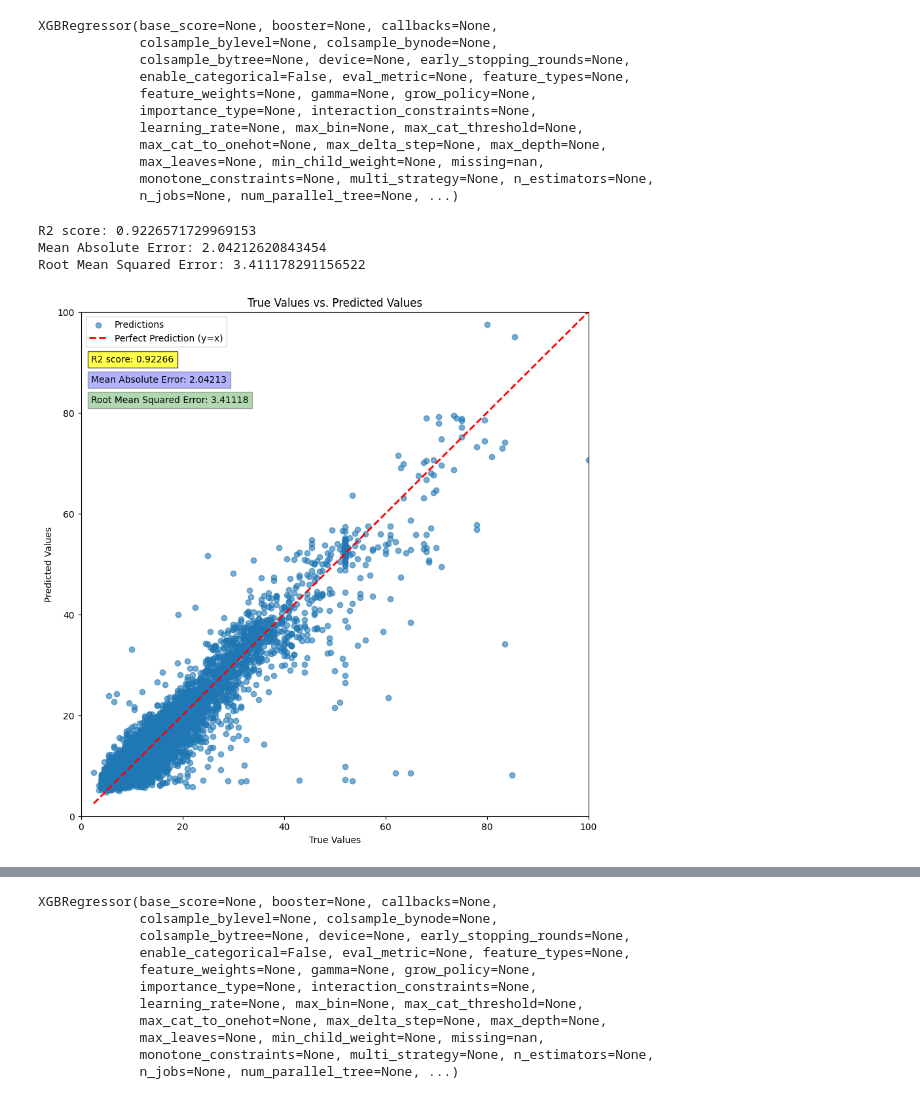
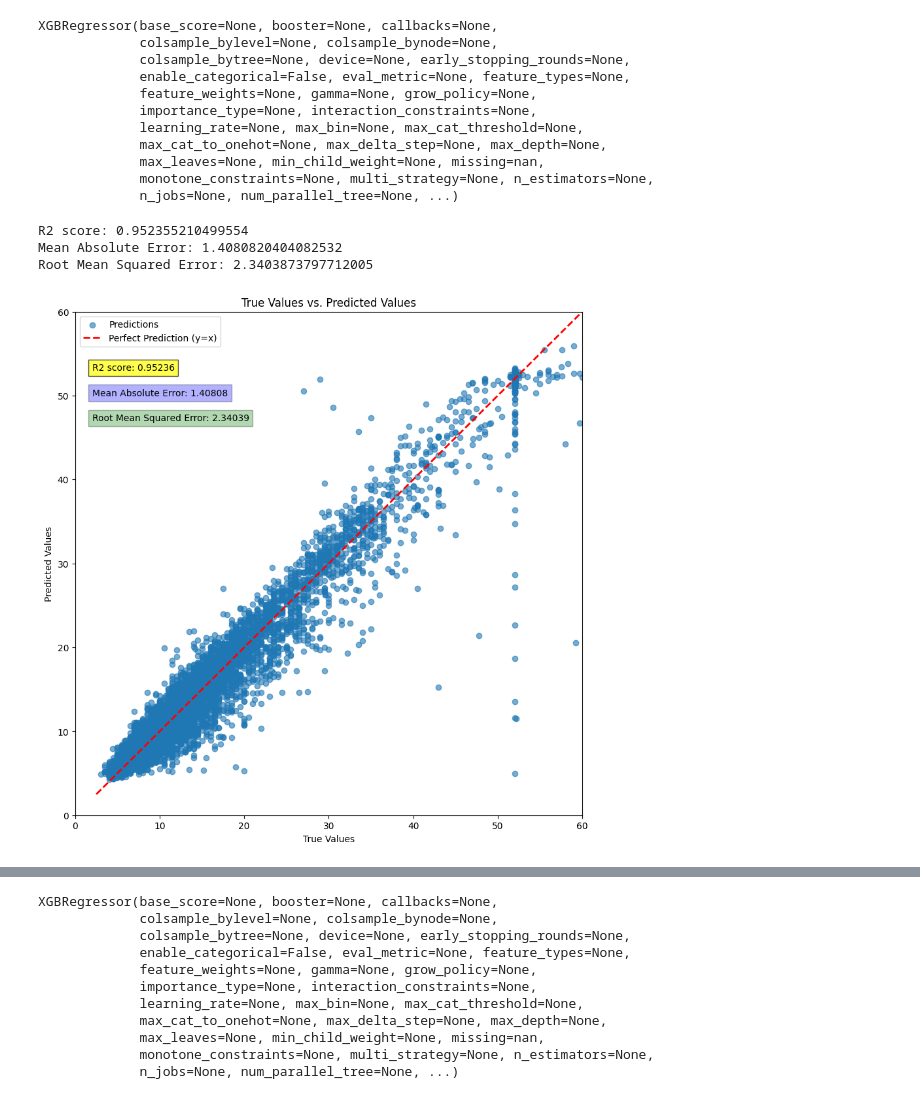
Before and after one commit to rvallesmar/ML-NYC-Taxis, a Jupyter notebook: xgb_model_training.ipynb, the cells around one changed output, grey strips where cells are left out. Cells and saved outputs as stored; diff of their text form; code cells hidden in the pictures.

Commit message:
added functionality to be able to collect sample data from several different parquets into one df

```diff
--- a/xgb_model_training.ipynb
+++ b/xgb_model_training.ipynb
@@ -10,8 +10,22 @@ Only run the cell below by removing the # symbol if you haven't downloaded the z
 # run this cell to download the required data files containing the trip and zones information
 
 # data_utils.download_zones_data('https://d37ci6vzurychx.cloudfront.net/misc/taxi_zones.zip')
+# %%
+# this list contains the file names from where we wish to take all the data from
+files = ['yellow_tripdata_2022-01.parquet',
+         'yellow_tripdata_2022-02.parquet',
+         'yellow_tripdata_2022-03.parquet',
+         'yellow_tripdata_2022-04.parquet',
+         'yellow_tripdata_2022-05.parquet',
+         'yellow_tripdata_2022-06.parquet',
+         'yellow_tripdata_2022-07.parquet',
+         'yellow_tripdata_2022-08.parquet',
+         'yellow_tripdata_2022-09.parquet',
+         'yellow_tripdata_2022-10.parquet',
+         'yellow_tripdata_2022-11.parquet',
+         'yellow_tripdata_2022-12.parquet']
 # %%
 # first we get our cleaned data set
-df_og = data_utils.clean_trip_data('yellow_tripdata_2022-05.parquet')
-# now we get our X, and ys
+df_og = data_utils.sampled_yearly_data(files,250000)
+# now we get our X, and y
 X, y_travel_time, y_fare_amount = data_utils.get_feature_target(df_og)
@@ -69,32 +87,32 @@ print(f'R2 score: {r2_fare}')
 print(f'Mean Absolute Error: {mae}')
 print(f'Root Mean Squared Error: {rmse}')
 # %% [output]
-R2 score: 0.9226571729969153
-Mean Absolute Error: 2.04212620843454
-Root Mean Squared Error: 3.411178291156522
+R2 score: 0.952355210499554
+Mean Absolute Error: 1.4080820404082532
+Root Mean Squared Error: 2.3403873797712005
 # %%
 # plot the differences
 plt.figure(figsize=(10,10))
 plt.scatter(y_val_fare_amount[:10000], preds_fa[:10000], alpha=0.6, label='Predictions')
 # axis limits
-plt.xlim([0,100])
-plt.ylim([0,100])
+plt.xlim([0,60])
+plt.ylim([0,60])
 #plotting perfect line
 min_val = min(np.min(y_val_fare_amount), np.min(preds_fa))
 max_val = max(np.max(y_val_fare_amount), np.max(preds_fa))
 plt.plot([min_val, max_val], [min_val, max_val], 'r--', lw=2, label='Perfect Prediction (y=x)')
 # other settings
 plt.xlabel("True Values")
 plt.ylabel("Predicted Values")
 plt.title("True Values vs. Predicted Values")
 #plt.grid(True)
 plt.legend()
-plt.text(2,90,f'R2 score: {r2_fare:.5f}',bbox=dict(facecolor='yellow', alpha=0.7))
-plt.text(2,86,f'Mean Absolute Error: {mae:.5f}',bbox=dict(facecolor='blue', alpha=0.3))
-plt.text(2,82,f'Root Mean Squared Error: {rmse:.5f}',bbox=dict(facecolor='green', alpha=0.3))
+plt.text(2,53,f'R2 score: {r2_fare:.5f}',bbox=dict(facecolor='yellow', alpha=0.7))
+plt.text(2,50,f'Mean Absolute Error: {mae:.5f}',bbox=dict(facecolor='blue', alpha=0.3))
+plt.text(2,47,f'Root Mean Squared Error: {rmse:.5f}',bbox=dict(facecolor='green', alpha=0.3))
 plt.show()
 # %% [output]
-[figure, old version]
+[figure, new version]
 # %%
 # Feature importances when predicting the fare amount
 # bar chart
```
Also changed, not shown: parts of 11 cells of this notebook, 3 other files.
